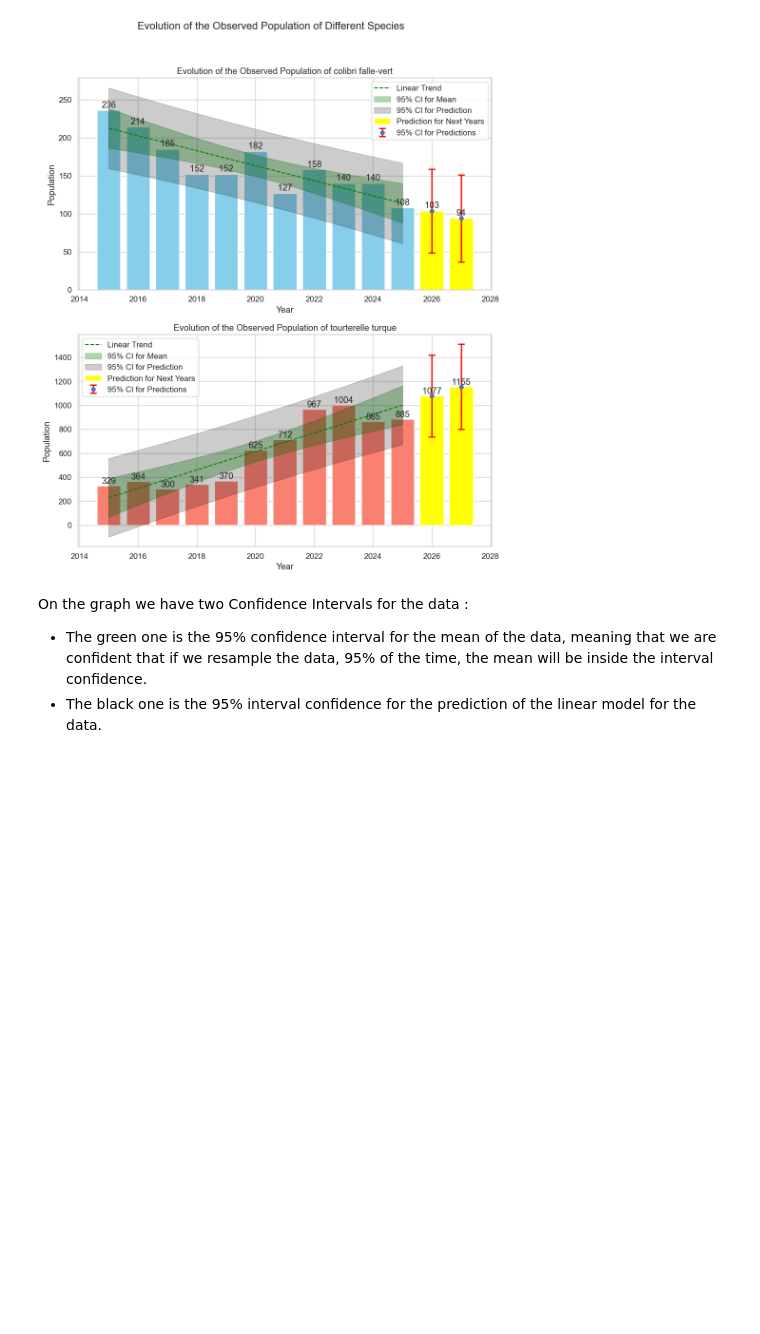
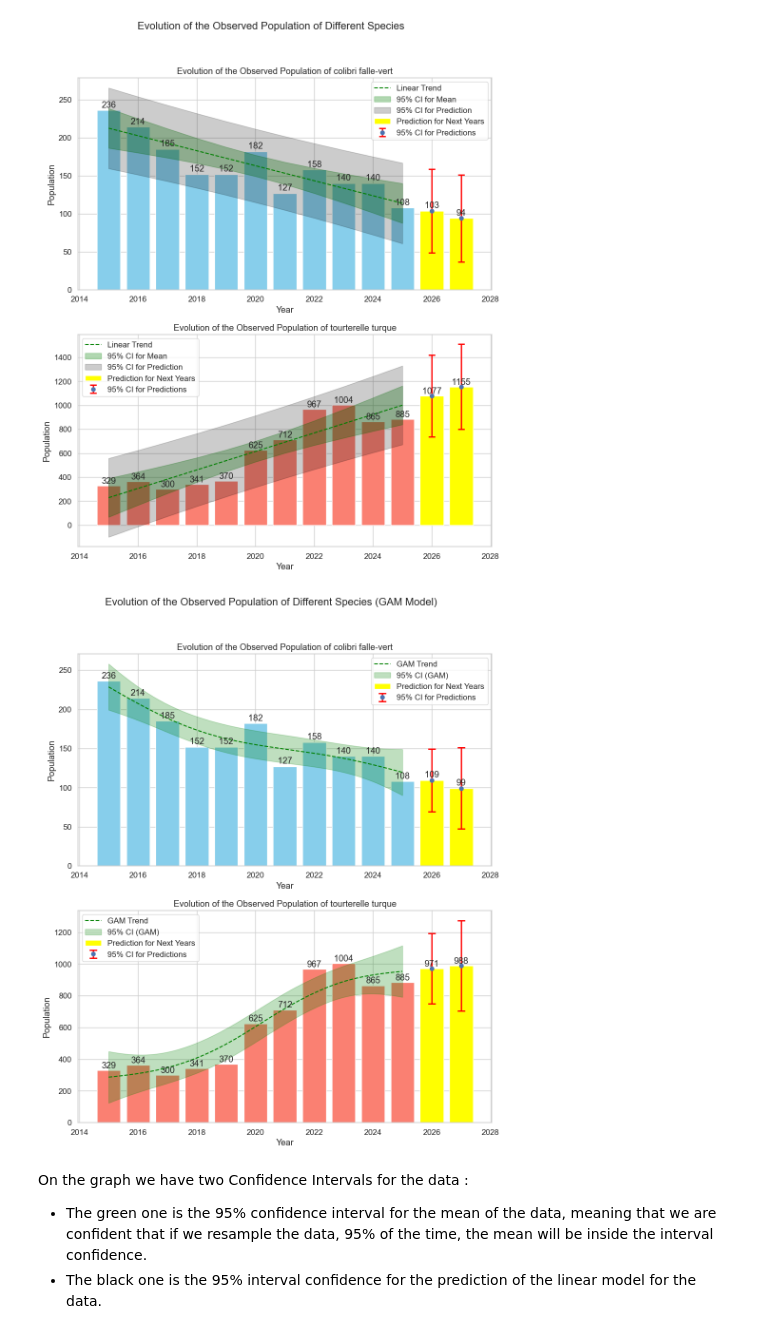
Before and after one commit to baptistepras/birds_biodiversity, a Jupyter notebook: species_evolution.ipynb, the cells around one changed output. Cells and saved outputs as stored; diff of their text form; code cells hidden in the pictures; blank space fills up the shorter version.

```diff
--- a/species_evolution.ipynb
+++ b/species_evolution.ipynb
@@ -182,6 +183,53 @@ fig.savefig("figures/evolution_of_two_species.jpeg")
 plt.show()
 # %% [output]
 [figure]
+# %%
+def plot_with_gam(ax, x, y, color, title):
+    x_arr = np.asarray(list(x), dtype=float)
+    y_arr = np.asarray(list(y), dtype=float)
+    ax.bar(x_arr, y_arr, color=color)
+
+    # Centering years for GAM to avoid artifacts
+    x_mean = x_arr.mean()
+    X = (x_arr - x_mean).reshape(-1, 1)
+
+    # Reasonable number of splines given the few years
+    n_spl = max(4, min(8, len(x_arr) - 1))
+    gam = LinearGAM(s(0, n_splines=n_spl)).fit(X, y_arr)
+
+    # Smooth curve on a dense grid (for a clean curve)
+    x_grid = np.linspace(x_arr.min(), x_arr.max(), 200)
+    X_grid = (x_grid - x_mean).reshape(-1, 1)
+    y_pred = gam.predict(X_grid)
+    ci_grid = gam.confidence_intervals(X_grid, width=0.95)
+
+    ax.plot(x_grid, y_pred, color='green', linestyle='--', label='GAM Trend')
+    ax.fill_between(x_grid, ci_grid[:, 0], ci_grid[:, 1], color='green', alpha=0.25, label='95% CI (GAM)')
+
+    # Predictions for next years
+    future_years = np.array([x_arr.max() + 1, x_arr.max() + 2], dtype=float)
+    X_future = (future_years - x_mean).reshape(-1, 1)
+    y_future = gam.predict(X_future)
+    ci_future = gam.confidence_intervals(X_future, width=0.95)
+    ax.bar(future_years, y_future, color='yellow', label='Prediction for Next Years')
+    ax.errorbar(future_years, y_future,yerr=[y_future - ci_future[:, 0], ci_future[:, 1] - y_future],fmt='o', ecolor='red', capsize=6, capthick=2, linewidth=2, label='95% CI for Predictions')
+    for p in ax.patches:
+        ax.text(p.get_x() + p.get_width()/2, p.get_height() + 1,
+                f"{int(round(p.get_height()))}", ha='center', va='bottom')
+    ax.set_title(title)
+    ax.set_ylabel('Population')
+    ax.set_xlabel('Year')
+    ax.legend()
+
+fig, (ax1, ax2) = plt.subplots(2, 1, figsize=(10, 12))
+plot_with_gam(ax1, minEvol.index, minEvol.values, 'skyblue', f'Evolution of the Observed Population of {minEsp}')
+plot_with_gam(ax2, maxEvol.index, maxEvol.values, 'salmon',f'Evolution of the Observed Population of {maxEsp}')
+plt.suptitle("Evolution of the Observed Population of Different Species (GAM Model)")
+plt.tight_layout(rect=[0, 0, 1, 0.95])
+fig.savefig("figures/evolution_of_two_species_gam.jpeg")
+plt.show()
+# %% [output]
+[figure, added]
 # %% [markdown]
 On the graph we have two Confidence Intervals for the data :
 
```
Also changed, not shown: parts of 4 cells of this notebook, 3 other files.
